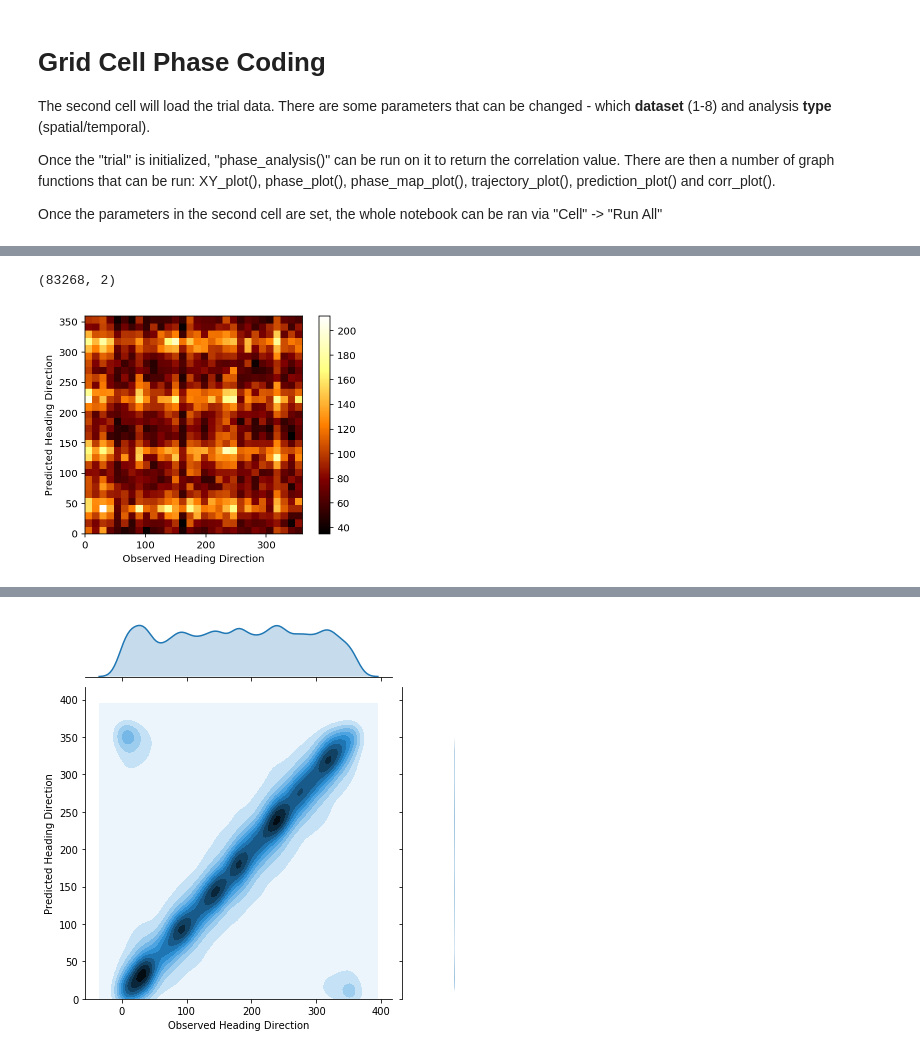
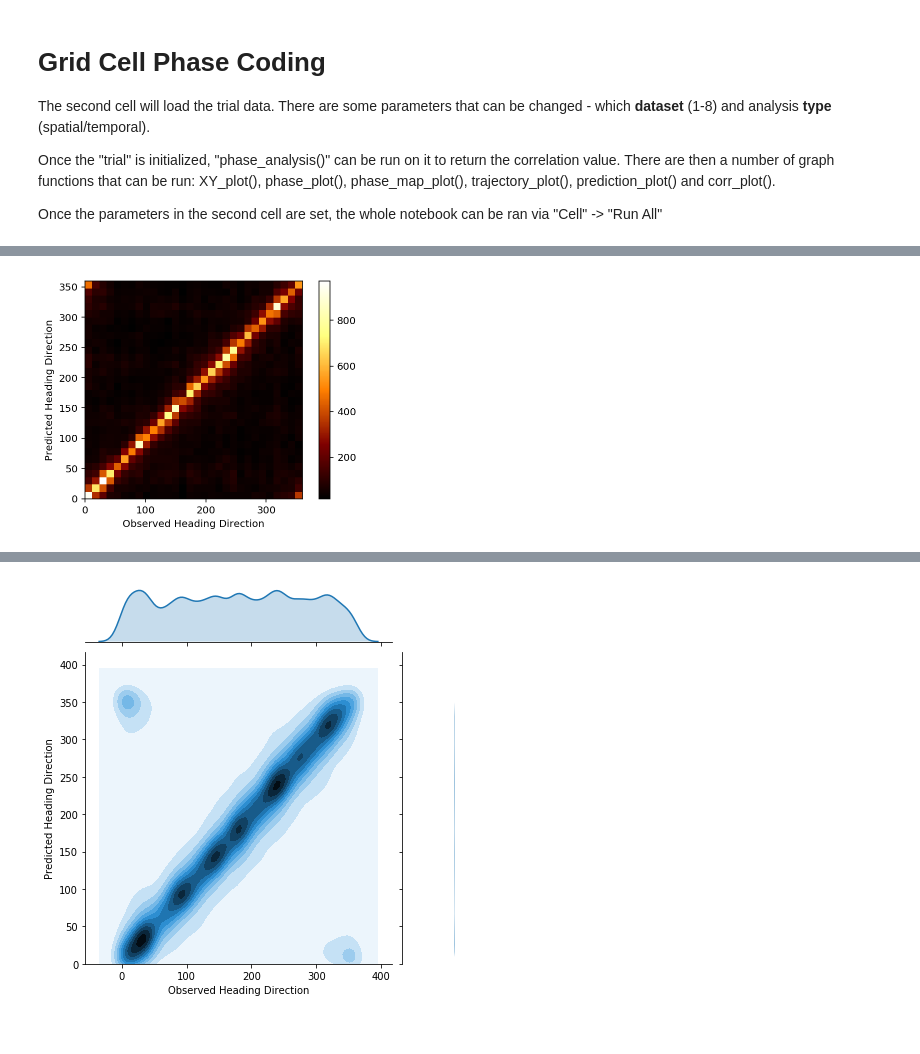
Before and after one commit to DanielHHowell/Grid-Cell, a Jupyter notebook: bulk-main.ipynb, the cells around one changed output, grey strips where cells are left out. Drawn from its saved outputs; the diff is of its cells as text; code cells hidden in the pictures.

```diff
--- a/bulk-main.ipynb
+++ b/bulk-main.ipynb
@@ -58,6 +59,6 @@ for trial in os.listdir(dir+'/XYspkT'):
 
         run = sub_bulk_analysis_mpm.gridCells(XYspkT, xyPos, phase, spkT, 'temporal', control=False)
         run.phase_analysis()
-        angles.append(run.angles)
+        t_angles.append(run.angles)
         rls.append(run.rl)
         rcs.append(run.rc)
@@ -64,19 +98,15 @@ for trial in os.listdir(dir+'/XYspkT'):
 # %%
-flat_list = [item for sublist in angles for item in sublist]
-angles_arr = np.asarray(flat_list)
+tangles = np.asarray([item for sublist in t_angles for item in sublist])
+fangles = np.asarray([item for sublist in f_angles for item in sublist])
-# %%
-angles_arr.shape
-# %% [output]
-(83268, 2)
 # %%
-angles[0][:,0]heatmap, xedges, yedges = np.histogram2d(angles_arr[:, 0], angles_arr[:, 1], bins=30)
+heatmap, xedges, yedges = np.histogram2d(tangles[:, 0], tangles[:, 1], bins=30)
 extent = [xedges[0], xedges[-1], yedges[0], yedges[-1]]
 
 plt.clf()
 plt.imshow(heatmap.T, extent=extent, origin='lower', cmap='afmhot')
 plt.colorbar()
 plt.ylabel('Predicted Heading Direction')
 plt.xlabel('Observed Heading Direction')
 plt.show()
 # %% [output]
-[figure, old version]
+[figure, new version]
```
Also changed, not shown: parts of 11 cells of this notebook.
